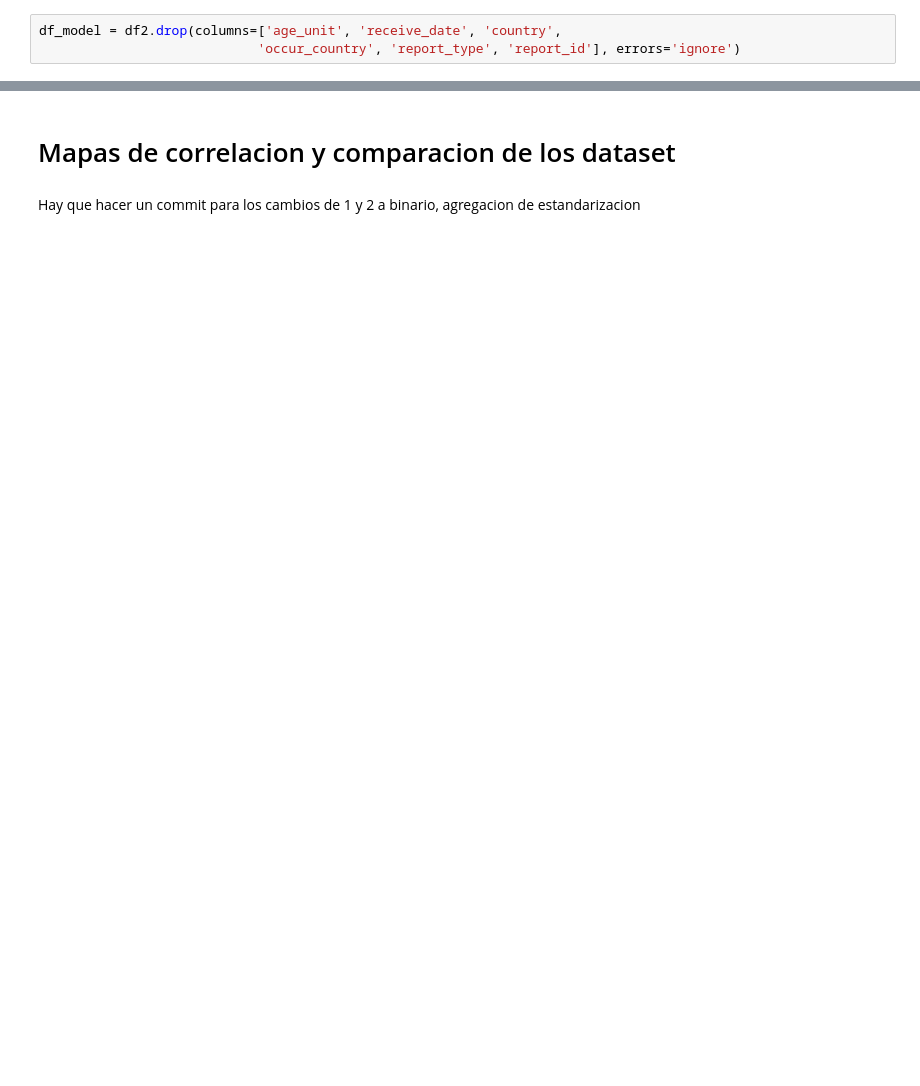
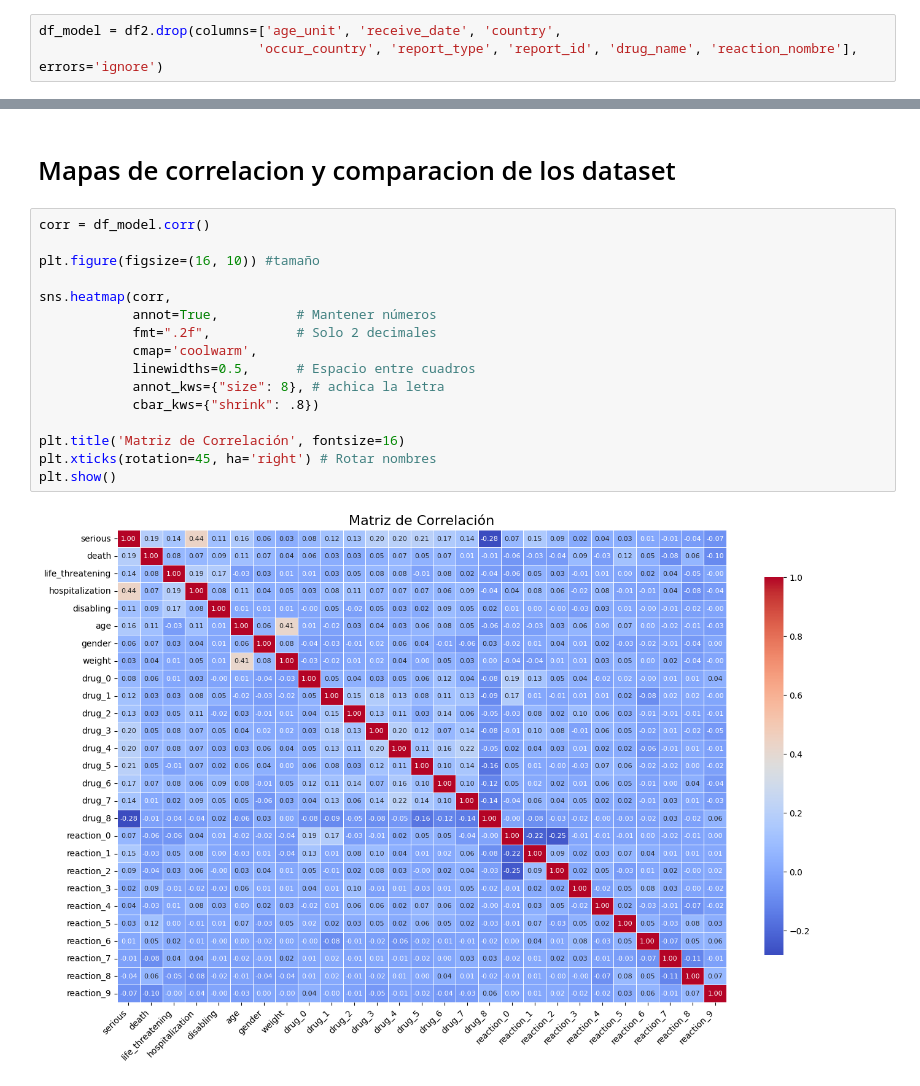
Before and after one commit to Ruhtenio/Mineria_Datos002D, a Jupyter notebook: Eventos_adversos_FDA.ipynb, the cells around one changed output, grey strips where cells are left out. Drawn from its saved outputs; the diff is of its cells as text; blank space fills up the shorter version.

```diff
--- a/Eventos_adversos_FDA.ipynb
+++ b/Eventos_adversos_FDA.ipynb
@@ -774,7 +805,7 @@ Variables a eliminar:
 *   age_unit: debido que tambien tenia una gran cantidad de nulos esta columna nos servia para estandarizar pero despues de la imputacion llega a ser un riesgo
 # %%
 df_model = df2.drop(columns=['age_unit', 'receive_date', 'country',
-                            'occur_country', 'report_type', 'report_id'], errors='ignore')
+                            'occur_country', 'report_type', 'report_id', 'drug_name', 'reaction_nombre'], errors='ignore')
 # %%
 df_model.head()
 # %% [output]
@@ -787,4 +818,20 @@ df_model.head()
 # %% [markdown]
 # Mapas de correlacion y comparacion de los dataset
-# %% [markdown]
-Hay que hacer un commit para los cambios de 1 y 2 a binario, agregacion de estandarizacion
+# %%
+corr = df_model.corr()
+
+plt.figure(figsize=(16, 10)) #tamaño
+
+sns.heatmap(corr,
+            annot=True,          # Mantener números
+            fmt=".2f",           # Solo 2 decimales
+            cmap='coolwarm',
+            linewidths=0.5,      # Espacio entre cuadros
+            annot_kws={"size": 8}, # achica la letra
+            cbar_kws={"shrink": .8})
+
+plt.title('Matriz de Correlación', fontsize=16)
+plt.xticks(rotation=45, ha='right') # Rotar nombres
+plt.show()
+# %% [output]
+[figure, added]
```
Also changed, not shown: parts of 24 cells of this notebook.
